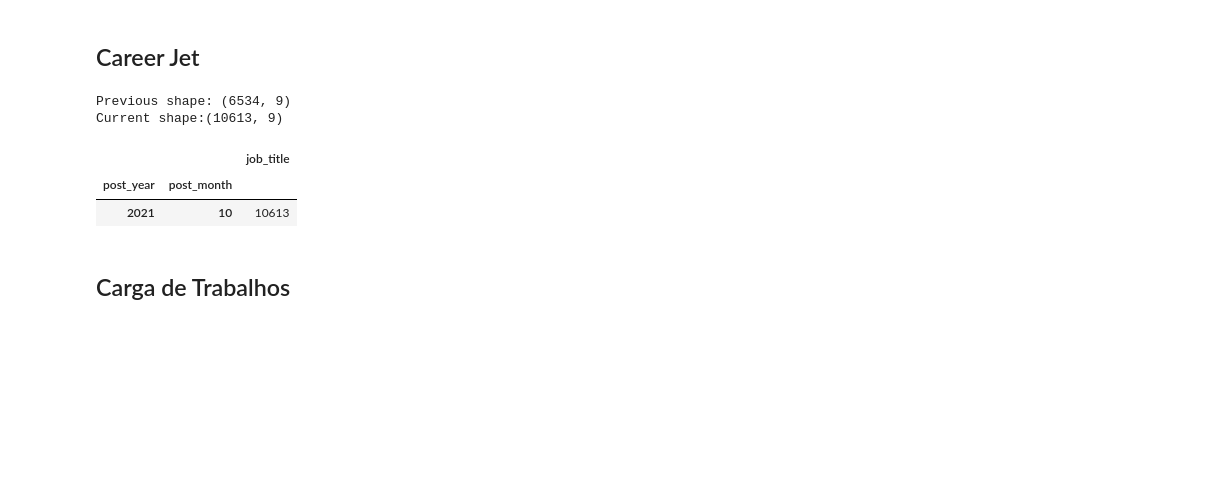
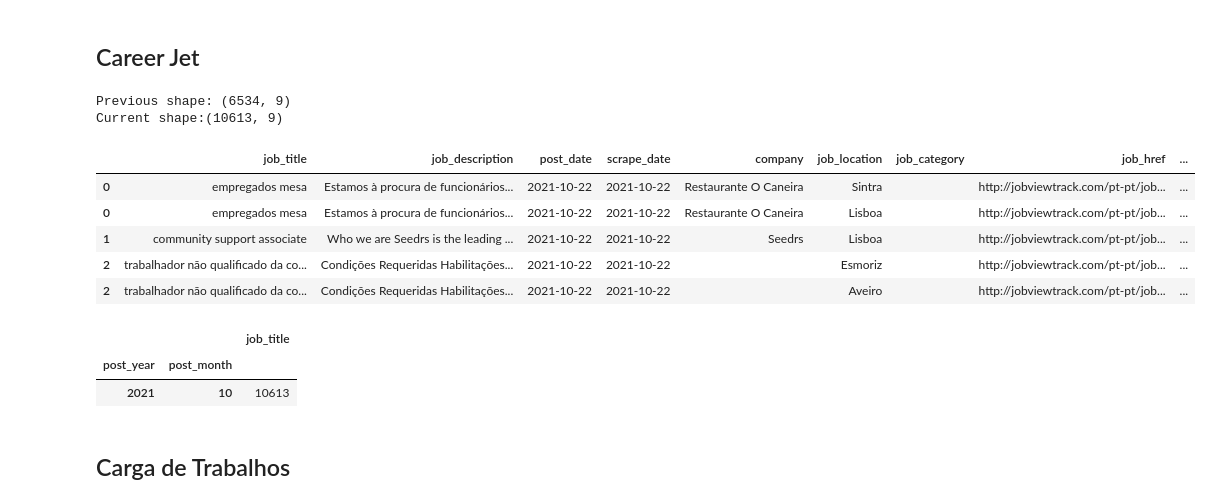
Before and after one commit to gilnribeiro/Work-Project, a Jupyter notebook: Thesis - Code/Data Cleaning/data_cleaning.ipynb, the cells around one changed output. Cells and saved outputs as stored; diff of their text form; code cells hidden in the pictures; blank space fills up the shorter version.

```diff
--- a/Thesis - Code/Data Cleaning/data_cleaning.ipynb
+++ b/Thesis - Code/Data Cleaning/data_cleaning.ipynb
@@ -116,0 +181,39 @@ def cleanDescription(dataframe, column_list):
+# %%
+def postDatePreprocess(dataframe, sep=" "):
+    dataframe['post_date'] = dataframe['post_date'].apply(lambda x: x.split(sep)[0])
+    return dataframe
+
+def postDateFillNa(dataframe):
+    dataframe['post_date'] = dataframe['post_date'].ffill(limit=1).bfill()
+    return dataframe
+
+# convert portuguese months to numbers
+def longToShortDate(x, sep):
+    months = ['janeiro', 'fevereiro','março', 'abril', 'maio', 'junho', 'julho', 'agosto', 'setembro', 'outubro', 'novembro', 'dezembro']
+    months_dic = {value:idx+1 for idx, value in enumerate(months)}
+    date = [i.strip() for i in x.split(sep)]
+    return f'{date[0]}/{months_dic[date[1]]}/{date[2]}'
+
+# convert to datetime object
+def convertToDatetime(dataframe, function, sep=' '):
+    # Remove comma from date
+    dataframe['post_date'] = dataframe['post_date'].apply(lambda x: str(x).lower().replace(',',''))
+    dataframe['post_date'] = dataframe['post_date'].apply(lambda x: dt.datetime.strptime(function(x, sep), "%d/%m/%Y"))
+    return dataframe
+
+# Convert Scrape date to datetime
+def toDatetime(dataFrame, columns_list):
+    for i in columns_list:
+        dataFrame[i] = pd.to_datetime(dataFrame[i])
+    return dataFrame
+
+def notDateToNan(x):
+    if re.findall('(0[1-9]|[12][0-9]|3[01])[-](0[1-9]|1[012])[-](19|20)\d\d', str(x)) != []:
+        return x
+    else:
+        return np.nan
+
+def applyFuncToColumn(dataframe, function=notDateToNan, columns_list=['post_date']):
+    for i in columns_list:
+        dataframe[i] = dataframe[i].apply(lambda x: function(x))
+    return dataframe
@@ -182,26 +328,33 @@ career_jet['job_location'] = career_jet['job_location'].apply(lambda x: x.split(
 # %%
 career_jet_clean = (career_jet.
                     pipe(copy_df).
                     pipe(replacenan).
+                    pipe(postDateFillNa).
                     pipe(dropNullJobs).
+                    pipe(applyFuncToColumn, function=cleanJobTitle, columns_list=['job_title']).
                     pipe(toDatetime, ['scrape_date', 'post_date']).
                     pipe(listToRows, 'job_location').
                     pipe(removeDupes)
 )
 print(f'Previous shape: {career_jet.shape}\nCurrent shape:{career_jet_clean.shape}')
+career_jet_clean.head()
 # %% [output]
 Previous shape: (6534, 9)
 Current shape:(10613, 9)
+|  | job_title | job_description | post_date | scrape_date | company | job_location | job_category | job_href | ... |
+| 0 | empregados mesa | Estamos à procura de funcionários... | 2021-10-22 | 2021-10-22 | Restaurante O Caneira | Sintra |  | http://jobviewtrack.com/pt-pt/job... | ... |
+| 0 | empregados mesa | Estamos à procura de funcionários... | 2021-10-22 | 2021-10-22 | Restaurante O Caneira | Lisboa |  | http://jobviewtrack.com/pt-pt/job... | ... |
+| 1 | community support associate | Who we are Seedrs is the leading ... | 2021-10-22 | 2021-10-22 | Seedrs | Lisboa |  | http://jobviewtrack.com/pt-pt/job... | ... |
+| 2 | trabalhador não qualificado da co... | Condições Requeridas Habilitações... | 2021-10-22 | 2021-10-22 |  | Esmoriz |  | http://jobviewtrack.com/pt-pt/job... | ... |
+| 2 | trabalhador não qualificado da co... | Condições Requeridas Habilitações... | 2021-10-22 | 2021-10-22 |  | Aveiro |  | http://jobviewtrack.com/pt-pt/job... | ... |
-# %%
-career_jet_clean['post_year'] = career_jet_clean['post_date'].dt.year
-career_jet_clean['post_month'] = career_jet_clean['post_date'].dt.month
-pd.DataFrame(career_jet_clean.groupby(['post_year', 'post_month'])['job_title'].count()).sort_values(by=['post_year', 'post_month'], ascending=False)
-# %% [output]
-|  |  | job_title |
-| post_year | post_month |  |
-| 2021 | 10 | 10613 |
 # %%
 assert career_jet_clean.post_date.dtypes == career_jet_clean.scrape_date.dtypes
+# %%
+totalJobsByYearMonth(career_jet_clean)
+# %% [output]
+|  |  | job_title |
+| post_year | post_month |  |
+| 2021 | 10 | 10613 |
 # %% [markdown]
 ## Carga de Trabalhos
 # %%
```
Also changed, not shown: parts of 51 cells of this notebook.
